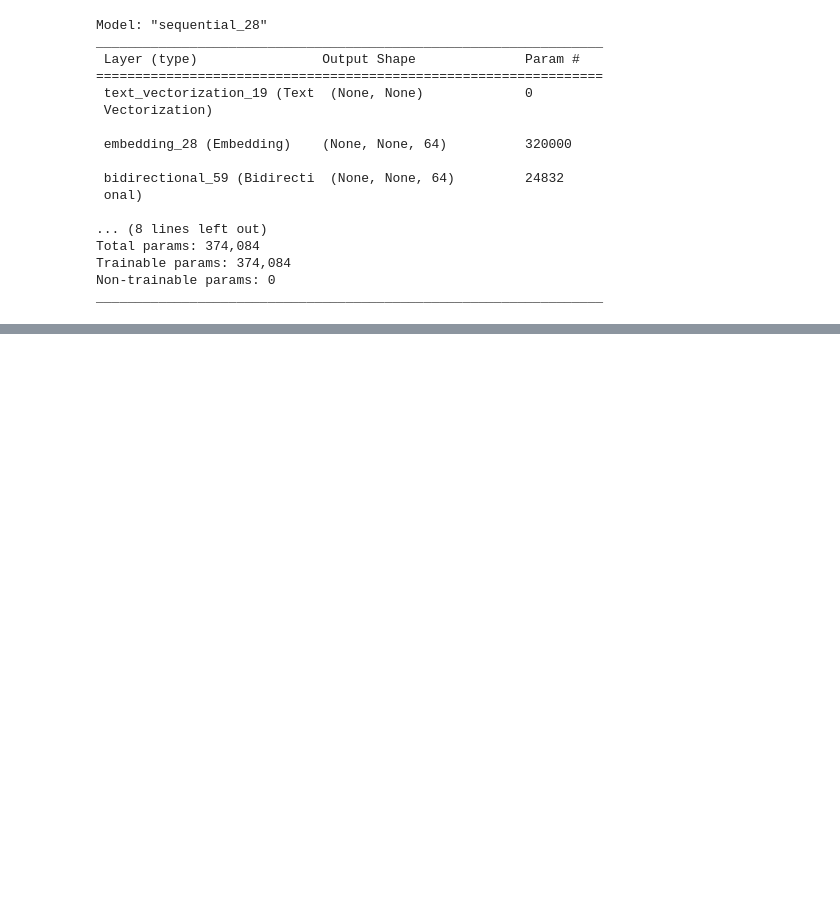
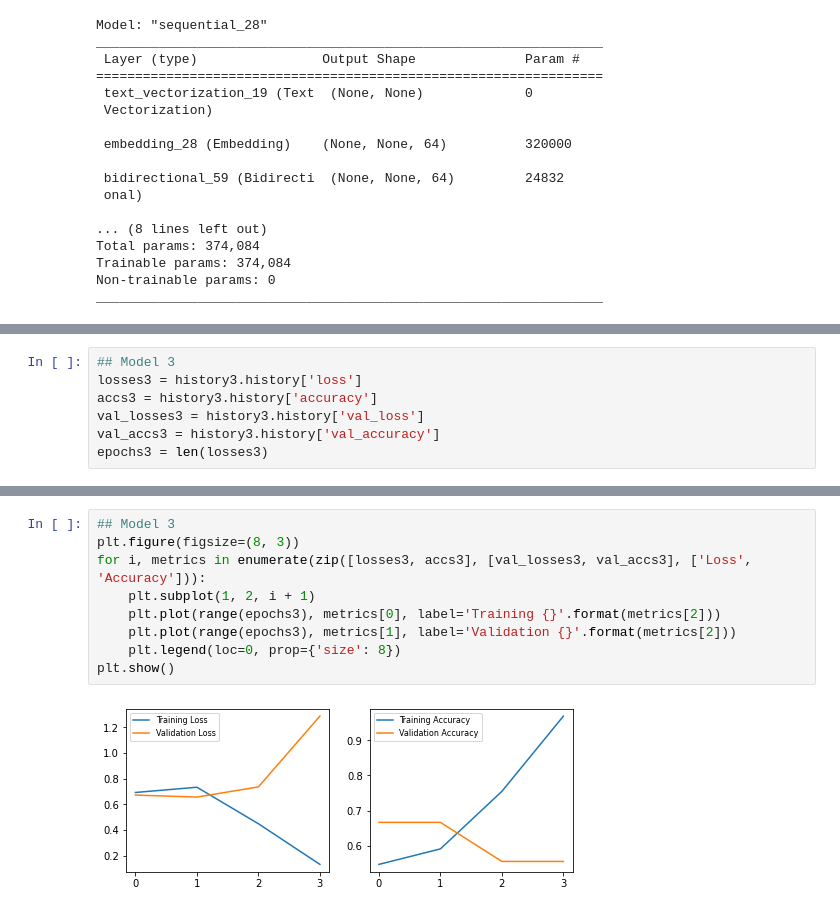
Before and after one commit to alawrence30/Machine-Learning, a Jupyter notebook: Assignment_3_v2.ipynb, the cells around one changed output, grey strips where cells are left out. Drawn from its saved outputs; the diff is of its cells as text; blank space fills up the shorter version.

```diff
--- a/Assignment_3_v2.ipynb
+++ b/Assignment_3_v2.ipynb
@@ -2009,0 +2273,7 @@ _________________________________________________________________
+# %%
+## Model 3
+losses3 = history3.history['loss']
+accs3 = history3.history['accuracy']
+val_losses3 = history3.history['val_loss']
+val_accs3 = history3.history['val_accuracy']
+epochs3 = len(losses3)
@@ -2009,0 +2318,11 @@ _________________________________________________________________
+# %%
+## Model 3
+plt.figure(figsize=(8, 3))
+for i, metrics in enumerate(zip([losses3, accs3], [val_losses3, val_accs3], ['Loss', 'Accuracy'])):
+    plt.subplot(1, 2, i + 1)
+    plt.plot(range(epochs3), metrics[0], label='Training {}'.format(metrics[2]))
+    plt.plot(range(epochs3), metrics[1], label='Validation {}'.format(metrics[2]))
+    plt.legend(loc=0, prop={'size': 8})
+plt.show()
+# %% [output]
+[figure, added]
```
Also changed, not shown: parts of 65 cells of this notebook.
